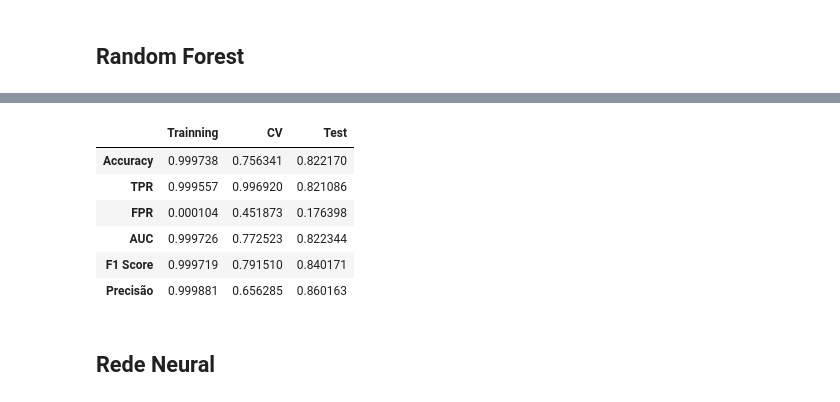
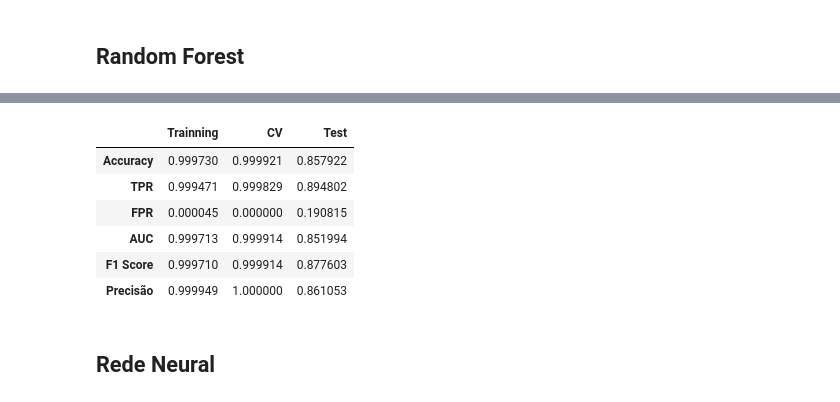
Before and after one commit to igorruys/nsl-kdd-attack-detection, a Jupyter notebook: Version2.ipynb, the cells around one changed output, grey strips where cells are left out. Drawn from its saved outputs; the diff is of its cells as text; code cells hidden in the pictures.

```diff
--- a/Version2.ipynb
+++ b/Version2.ipynb
@@ -304,10 +289,3 @@ len(list(df_train['event_type'].value_counts()))
 col_type['categorical']
 # %% [output]
 ['protocol_type', 'service', 'flag']
-# %%
-c = 0
-for col in col_type['categorical']:
-    x = len(df_train[col].value_counts())
-    print(x)
-    c += x
-print(c)
@@ -501,0 +454,2 @@ plt.grid()
+# %%
+df_train_complete2 = pd.concat([df_train_sc,df_cv_sc])
@@ -817,15 +817,13 @@ printMetrics([(y_train_dos,yh_train_comb),(y_cv_dos,yh_cv_comb),(y_test_dos,yh_t
 # %%
-(x_train_bin, y_train_bin) = (df_train_sc[features_sc], df_train_sc.class2)
+#(x_train_bin, y_train_bin) = (df_train_complete_sc[features_sc], df_train_complete_sc.class2)
+
+(x_train_bin, y_train_bin) = (df_train_complete2[features_sc], df_train_complete2.class2)
+
+#(x_train_bin, y_train_bin) = (df_train_sc[features_sc], df_train_sc.class2)
 
 (x_cv_bin, y_cv_bin) = (df_cv_sc[features_sc], df_cv_sc.class2)
 
 (x_test_bin, y_test_bin) = (df_test_sc[features_sc], df_test_sc.class2)
-# %%
-(x_train_bin, y_train_bin) = (df_train_complete[features_sc], df_train_complete.class2)
-
-(x_cv_bin, y_cv_bin) = (df_cv_sc[features_sc], df_cv_sc.class2)
-
-(x_test_bin, y_test_bin) = (df_test_sc[features_sc], df_test_sc.class2)
 # %%
 from sklearn.ensemble import RandomForestClassifier
 
@@ -848,19 +846,19 @@ analyseThresholds(y_cv_bin,yprob_cv_bin,np.arange(1e-4,0.95,5e-3))
 # %%
 from sklearn.metrics import f1_score, precision_score, recall_score, accuracy_score, roc_curve, roc_auc_score
 
 yh_train_bin = yprob_train_bin > 0.5
-yh_cv_bin    = yprob_cv_bin > 0.25
-yh_test_bin  = yprob_test_bin > 0.35
+yh_cv_bin    = yprob_cv_bin > 0.5
+yh_test_bin  = yprob_test_bin > 0.27
 
 printMetrics([(y_train_bin,yh_train_bin),(y_cv_bin,yh_cv_bin),(y_test_bin,yh_test_bin)],["Trainning","CV","Test"])
 # %% [output]
 |  | Trainning | CV | Test |
-| Accuracy | 0.999738 | 0.756341 | 0.822170 |
-| TPR | 0.999557 | 0.996920 | 0.821086 |
-| FPR | 0.000104 | 0.451873 | 0.176398 |
-| AUC | 0.999726 | 0.772523 | 0.822344 |
-| F1 Score | 0.999719 | 0.791510 | 0.840171 |
-| Precisão | 0.999881 | 0.656285 | 0.860163 |
+| Accuracy | 0.999730 | 0.999921 | 0.857922 |
+| TPR | 0.999471 | 0.999829 | 0.894802 |
+| FPR | 0.000045 | 0.000000 | 0.190815 |
+| AUC | 0.999713 | 0.999914 | 0.851994 |
+| F1 Score | 0.999710 | 0.999914 | 0.877603 |
+| Precisão | 0.999949 | 1.000000 | 0.861053 |
 # %% [markdown]
 ## Rede Neural<a id='nn_bin'></a>
 # %% [markdown]
```
Also changed, not shown: parts of 22 cells of this notebook.
